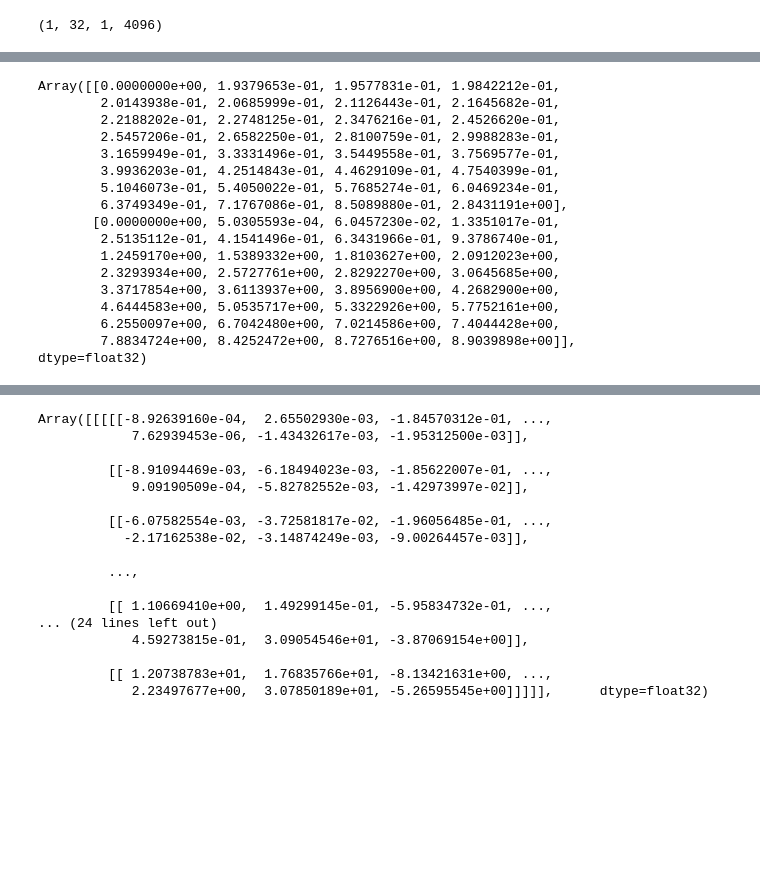
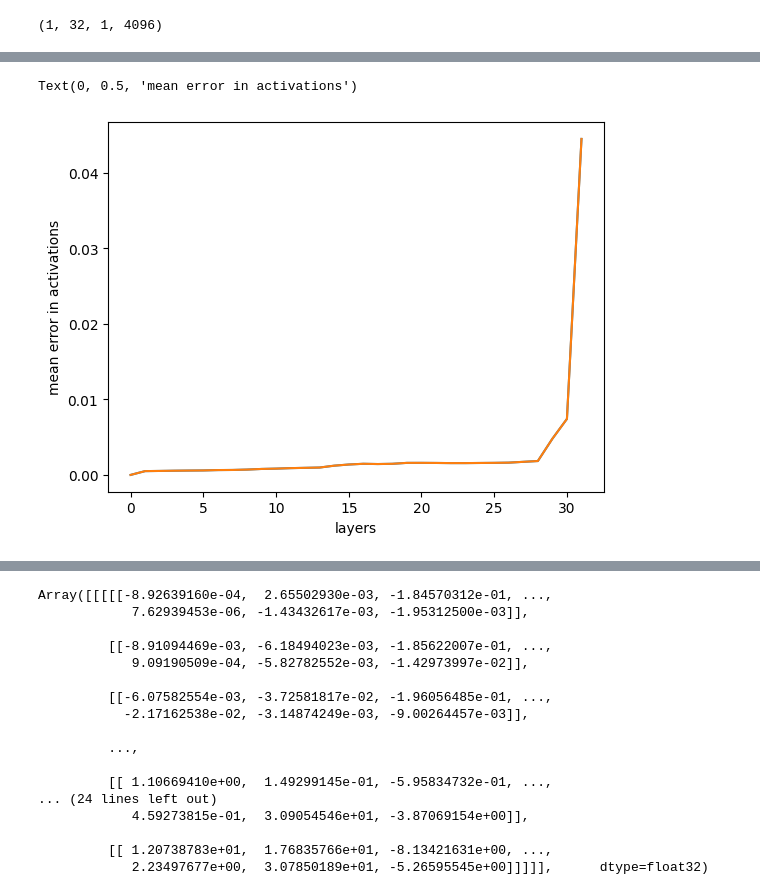
Before and after one commit to npandit0/parallel_transformers, a Jupyter notebook: nbs/xg_nbs/sandbox_no_kv.ipynb, the cells around one changed output, grey strips where cells are left out. Cells and saved outputs as stored; diff of their text form; code cells hidden in the pictures; blank space fills up the shorter version.

```diff
--- a/nbs/xg_nbs/sandbox_no_kv.ipynb
+++ b/nbs/xg_nbs/sandbox_no_kv.ipynb
@@ -649,22 +649,11 @@ print(jnp.shape(errors_per_iter_and_layer))
-# %%
-errors_per_iter_and_layer
-# %% [output]
-Array([[0.0000000e+00, 1.9379653e-01, 1.9577831e-01, 1.9842212e-01,
-        2.0143938e-01, 2.0685999e-01, 2.1126443e-01, 2.1645682e-01,
-        2.2188202e-01, 2.2748125e-01, 2.3476216e-01, 2.4526620e-01,
-        2.5457206e-01, 2.6582250e-01, 2.8100759e-01, 2.9988283e-01,
-        3.1659949e-01, 3.3331496e-01, 3.5449558e-01, 3.7569577e-01,
-        3.9936203e-01, 4.2514843e-01, 4.4629109e-01, 4.7540399e-01,
-        5.1046073e-01, 5.4050022e-01, 5.7685274e-01, 6.0469234e-01,
-        6.3749349e-01, 7.1767086e-01, 8.5089880e-01, 2.8431191e+00],
-       [0.0000000e+00, 5.0305593e-04, 6.0457230e-02, 1.3351017e-01,
-        2.5135112e-01, 4.1541496e-01, 6.3431966e-01, 9.3786740e-01,
-        1.2459170e+00, 1.5389332e+00, 1.8103627e+00, 2.0912023e+00,
-        2.3293934e+00, 2.5727761e+00, 2.8292270e+00, 3.0645685e+00,
-        3.3717854e+00, 3.6113937e+00, 3.8956900e+00, 4.2682900e+00,
-        4.6444583e+00, 5.0535717e+00, 5.3322926e+00, 5.7752161e+00,
-        6.2550097e+00, 6.7042480e+00, 7.0214586e+00, 7.4044428e+00,
-        7.8834724e+00, 8.4252472e+00, 8.7276516e+00, 8.9039898e+00]],      dtype=float32)
+# %%
+plt.plot(errors_per_iter_and_layer[-2], label="iteration 6")
+plt.plot(errors_per_iter_and_layer[-1], label="iteration 7")
+plt.xlabel("layers")
+plt.ylabel("mean error in activations")
+# %% [output]
+Text(0, 0.5, 'mean error in activations')
+[figure, added]
 # %%
 plt.imshow(errors_per_iter_and_layer, cmap="hot", interpolation="nearest")
 plt.colorbar()
```
Also changed, not shown: parts of 8 cells of this notebook, 2 other files.
